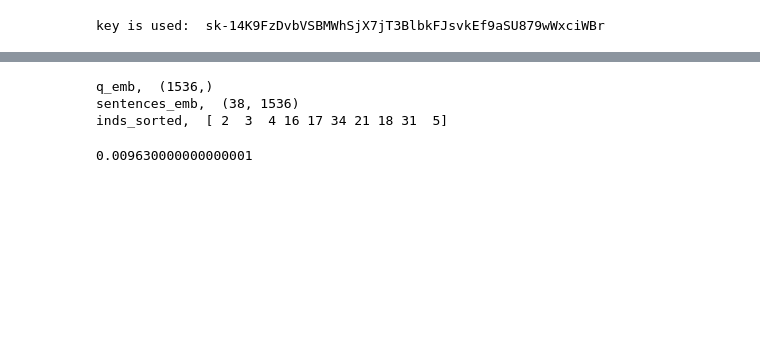
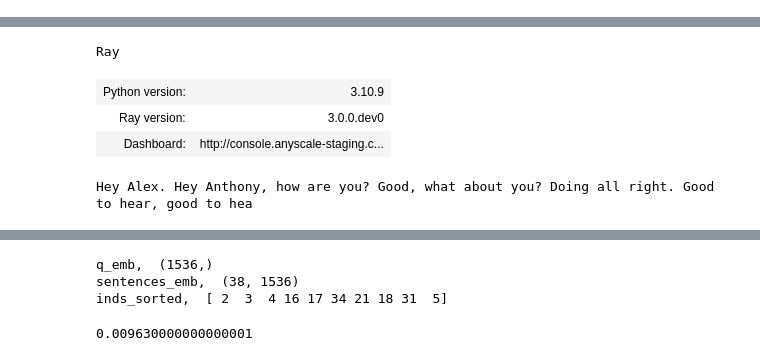
Before and after one commit to kouroshHakha/ray, a Jupyter notebook: hackathon_q1/open_ai.ipynb, the cells around one changed output, grey strips where cells are left out. Drawn from its saved outputs; the diff is of its cells as text; code cells hidden in the pictures; blank space fills up the shorter version.

Commit message:
wip
Signed-off-by: Kourosh Hakhamaneshi <kourosh@anyscale.com>

```diff
--- a/hackathon_q1/open_ai.ipynb
+++ b/hackathon_q1/open_ai.ipynb
@@ -3,12 +3,10 @@ import openai
 from openai.embeddings_utils import cosine_similarity, get_embedding
 import os
 import numpy as np
-# %%
-
-openai.api_key = "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"
-print("key is used: ", openai.api_key)
-
-model = "text-embedding-ada-002"
-account_name = "sewerai"
-# %% [output]
-key is used:  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
+# %%
+import ray.data
+import ray
+import ray.cloudpickle as pickle
+
+ray.init(ignore_reinit_error=True)
+# %% [output]
@@ -14,0 +18,4 @@ key is used:  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
+Ray
+| Python version: | 3.10.9 |
+| Ray version: | 3.0.0.dev0 |
+| Dashboard: | http://console.anyscale-staging.c... |
@@ -15,4 +33,8 @@ key is used:  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
 # %%
-# let's see if this works for out longer text
+# DO NOT RUN
+# let's see if this works for out longer text (This is for when we had the entire text)
 with open(f"./text_{account_name}.txt", "r") as f:
     text = f.read()
+print(text[:100])
+# %% [output]
+Hey Alex. Hey Anthony, how are you? Good, what about you? Doing all right. Good to hear, good to hea
```
Also changed, not shown: parts of 33 cells of this notebook, 9 other files.
